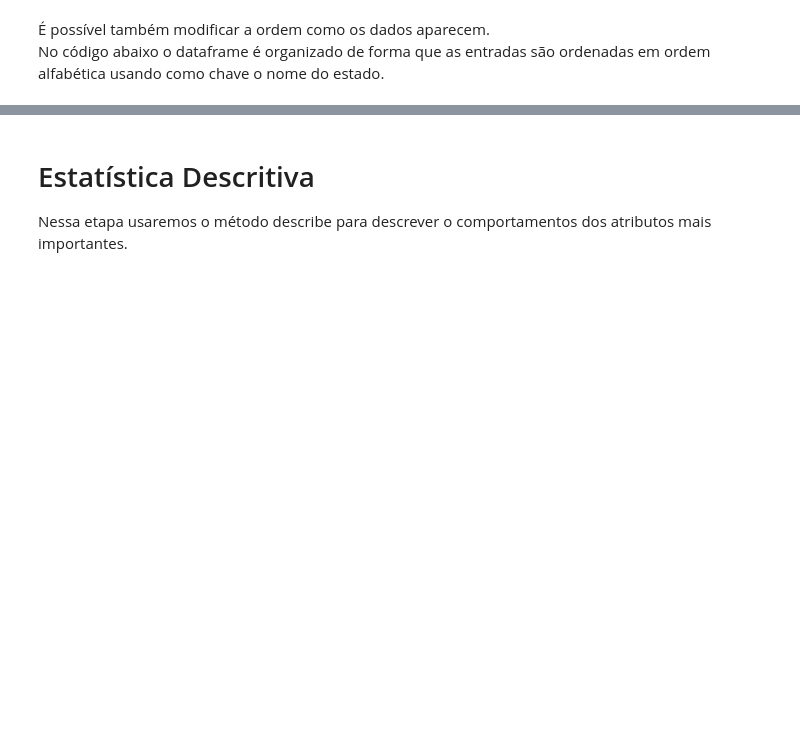
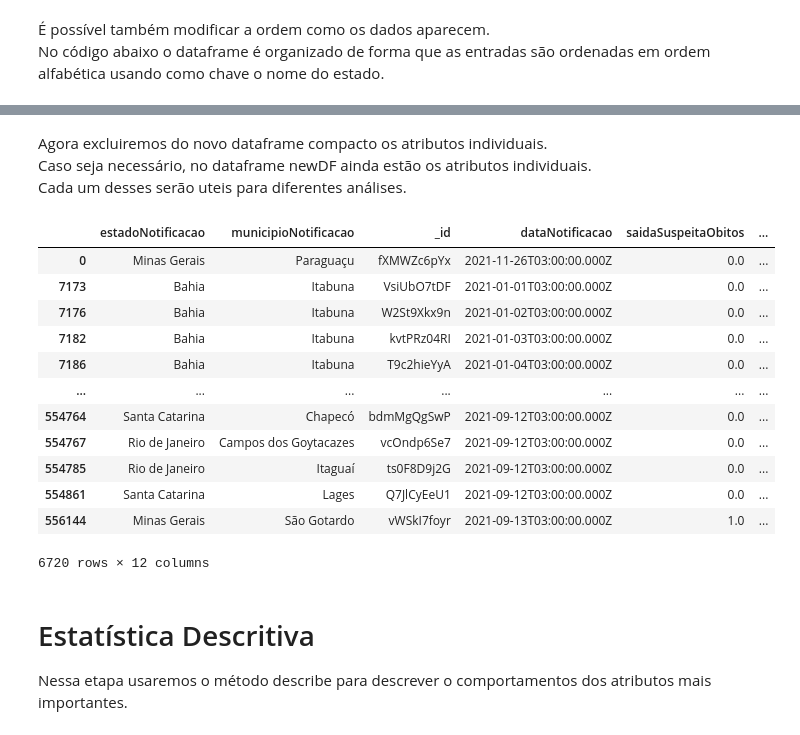
Before and after one commit to lucianobajr/TP-CCF425, a Jupyter notebook: src/AnaliseDeLeitos.ipynb, the cells around one changed output, grey strips where cells are left out. Saved outputs shown, nothing was run; the diff lists cells and outputs as text; code cells hidden in the pictures; blank space fills up the shorter version.

```diff
--- a/src/AnaliseDeLeitos.ipynb
+++ b/src/AnaliseDeLeitos.ipynb
@@ -235,8 +272,0 @@ O df será organizado de acordo com sua localização.
-# %%
-first_column = newDF.pop('estadoNotificacao')
-second_column = newDF.pop('municipioNotificacao')
-
-
-newDF.insert(0, 'estadoNotificacao', first_column)
-newDF.insert(1, 'municipioNotificacao',second_column)
-display(newDF)
@@ -256,0 +275,7 @@ display(newDF)
+# %%
+newDfTotal = newDF
+
+newDfTotal['totalOcupacaoSuspeita'] = newDfTotal['ocupacaoSuspeitoCli'] + newDfTotal['ocupacaoSuspeitoUti']
+newDfTotal['totalOcupacaoConfirmados'] = newDfTotal['ocupacaoConfirmadoCli'] + newDfTotal['ocupacaoConfirmadoUti']
+newDfTotal['totalOcupacaoCovid'] = newDfTotal['ocupacaoCovidCli'] + newDfTotal['ocupacaoCovidUti']
+newDfTotal['totalOcupacaoHospitalar'] = newDfTotal['ocupacaoHospitalarUti'] + newDfTotal['ocupacaoHospitalarCli']
@@ -257,3 +302,27 @@ display(newDF)
+# %% [markdown]
+Agora excluiremos do novo dataframe compacto os atributos individuais.
+Caso seja necessário, no dataframe newDF ainda estão os atributos individuais.
+Cada um desses serão uteis para diferentes análises.
+# %%
+
+excluded_columns = ['ocupacaoSuspeitoCli', 'ocupacaoSuspeitoUti','ocupacaoConfirmadoCli','ocupacaoConfirmadoUti','ocupacaoCovidCli','ocupacaoCovidUti','ocupacaoHospitalarUti','ocupacaoHospitalarCli' ]
+for i in excluded_columns:
+  newDfTotal.pop(i)
+display(newDfTotal)
+# %% [output]
+|  | estadoNotificacao | municipioNotificacao | _id | dataNotificacao | saidaSuspeitaObitos | ... |
+| 0 | Minas Gerais | Paraguaçu | fXMWZc6pYx | 2021-11-26T03:00:00.000Z | 0.0 | ... |
+| 7173 | Bahia | Itabuna | VsiUbO7tDF | 2021-01-01T03:00:00.000Z | 0.0 | ... |
+| 7176 | Bahia | Itabuna | W2St9Xkx9n | 2021-01-02T03:00:00.000Z | 0.0 | ... |
+| 7182 | Bahia | Itabuna | kvtPRz04RI | 2021-01-03T03:00:00.000Z | 0.0 | ... |
+| 7186 | Bahia | Itabuna | T9c2hieYyA | 2021-01-04T03:00:00.000Z | 0.0 | ... |
+| ... | ... | ... | ... | ... | ... | ... |
+| 554764 | Santa Catarina | Chapecó | bdmMgQgSwP | 2021-09-12T03:00:00.000Z | 0.0 | ... |
+| 554767 | Rio de Janeiro | Campos dos Goytacazes | vcOndp6Se7 | 2021-09-12T03:00:00.000Z | 0.0 | ... |
+| 554785 | Rio de Janeiro | Itaguaí | ts0F8D9j2G | 2021-09-12T03:00:00.000Z | 0.0 | ... |
+| 554861 | Santa Catarina | Lages | Q7JlCyEeU1 | 2021-09-12T03:00:00.000Z | 0.0 | ... |
+| 556144 | Minas Gerais | São Gotardo | vWSkI7foyr | 2021-09-13T03:00:00.000Z | 1.0 | ... |
+6720 rows × 12 columns
 # %% [markdown]
 # Estatística Descritiva
 Nessa etapa usaremos o método describe para descrever o comportamentos dos atributos mais importantes.
```
Also changed, not shown: parts of 9 cells of this notebook.
